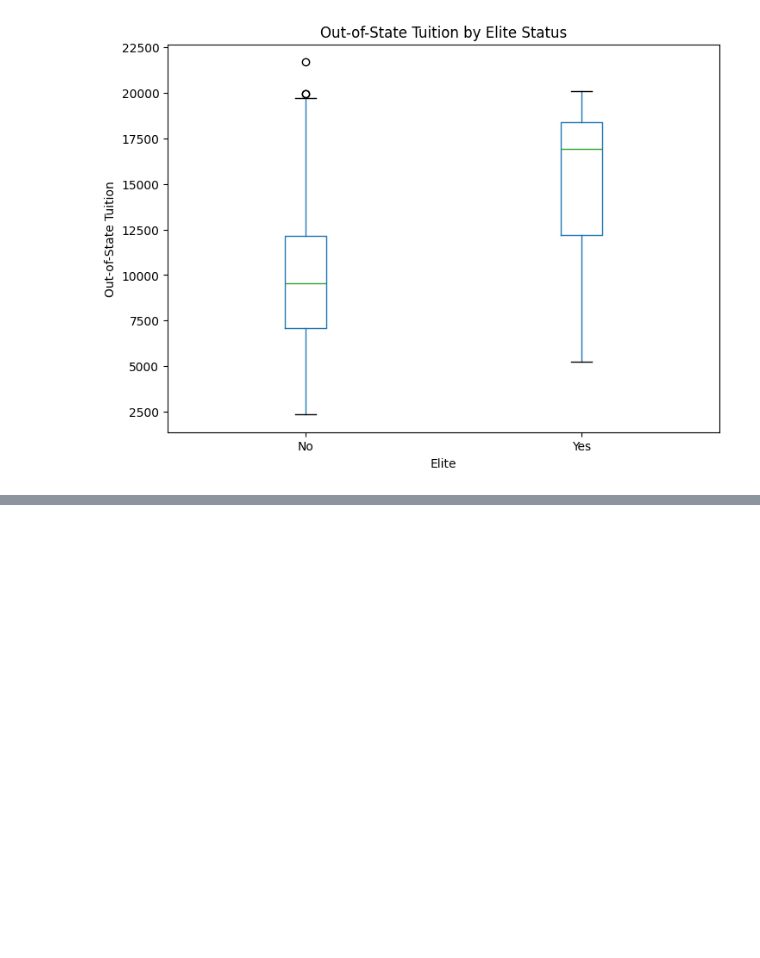
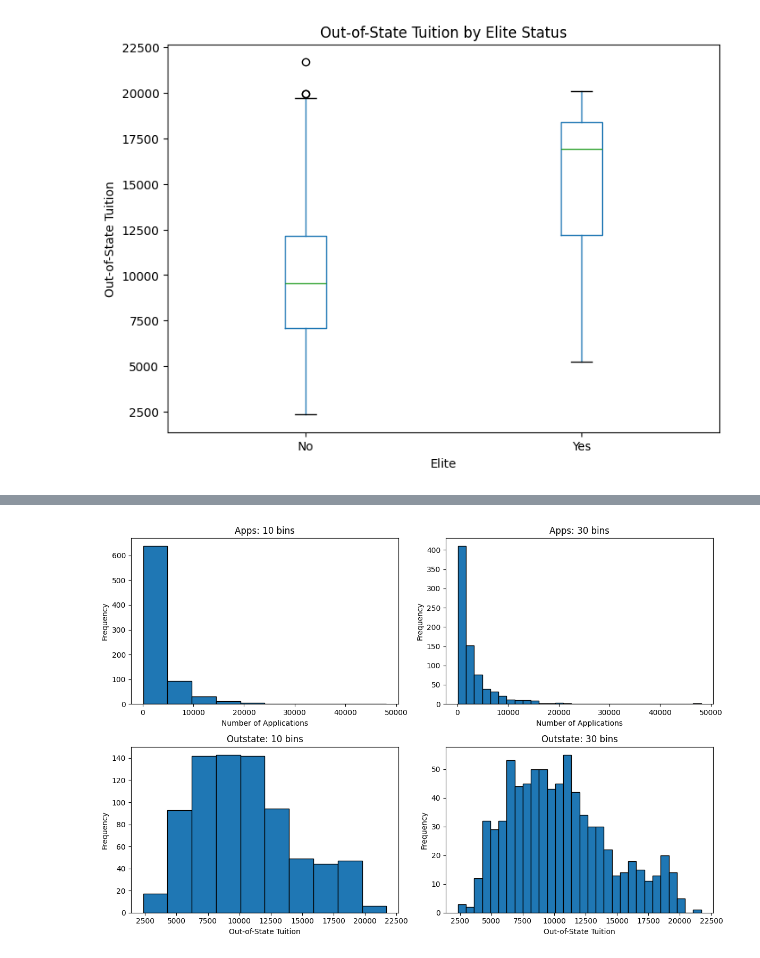
Before and after one commit to shu-ming0808/statistic_learning_hw, a Jupyter notebook: 1.ipynb, the cells around one changed output, grey strips where cells are left out. Saved outputs shown, nothing was run; the diff lists cells and outputs as text; code cells hidden in the pictures; blank space fills up the shorter version.

```diff
--- a/1.ipynb
+++ b/1.ipynb
@@ -340,10 +347,11 @@ college["Top10perc"].min(), college["Top10perc"].max()
+# %%
+# 確認最大值以及最低值方便後續切割，最小 1% 最大 96%，所以除以100轉成range[0,1]
+college["Top10perc"].min(), college["Top10perc"].max()
+college["Top10perc"] = college["Top10perc"] / 100
 # %%
-# 確認最大值以及最低值方便後續切割，最小 1 最大 96
-college["Top10perc"].min(), college["Top10perc"].max()
-
 college["Elite"] = pd.cut(
     college["Top10perc"],
-    bins=[0, 50, 100],
+    bins=[0, 0.5, 1],
     labels=["No", "Yes"]
 )
 
@@ -366,0 +382,56 @@ plt.show()
+# %%
+# plt.subplots(2, 2)：建立 \(2\times2\) 的四個畫圖區域。
+fig, axes = plt.subplots(2, 2, figsize=(12, 8))
+
+# Apps：10 個 bins
+college.plot.hist(
+    y="Apps",
+    bins=10,            # bins=10：將資料範圍切成 10 組
+    ax=axes[0, 0],
+    edgecolor="black",
+    legend=False
+)
+axes[0, 0].set_title("Apps: 10 bins")
+axes[0, 0].set_xlabel("Number of Applications")
+axes[0, 0].set_ylabel("Frequency")
+
+# Apps：30 個 bins
+college.plot.hist(
+    y="Apps",
+    bins=30,
+    ax=axes[0, 1],
+    edgecolor="black",
+    legend=False
+)
+axes[0, 1].set_title("Apps: 30 bins")
+axes[0, 1].set_xlabel("Number of Applications")
+axes[0, 1].set_ylabel("Frequency")
+
+# Outstate：10 個 bins
+college.plot.hist(
+    y="Outstate",
+    bins=10,
+    ax=axes[1, 0],
+    edgecolor="black",
+    legend=False
+)
+axes[1, 0].set_title("Outstate: 10 bins")
+axes[1, 0].set_xlabel("Out-of-State Tuition")
+axes[1, 0].set_ylabel("Frequency")
+
+# Outstate：30 個 bins
+college.plot.hist(
+    y="Outstate",
+    bins=30,
+    ax=axes[1, 1],
+    edgecolor="black",
+    legend=False
+)
+axes[1, 1].set_title("Outstate: 30 bins")
+axes[1, 1].set_xlabel("Out-of-State Tuition")
+axes[1, 1].set_ylabel("Frequency")
+
+plt.tight_layout()
+plt.show()
+# %% [output]
+[figure, added]
```
Also changed, not shown: parts of 41 cells of this notebook, 27 other files.
